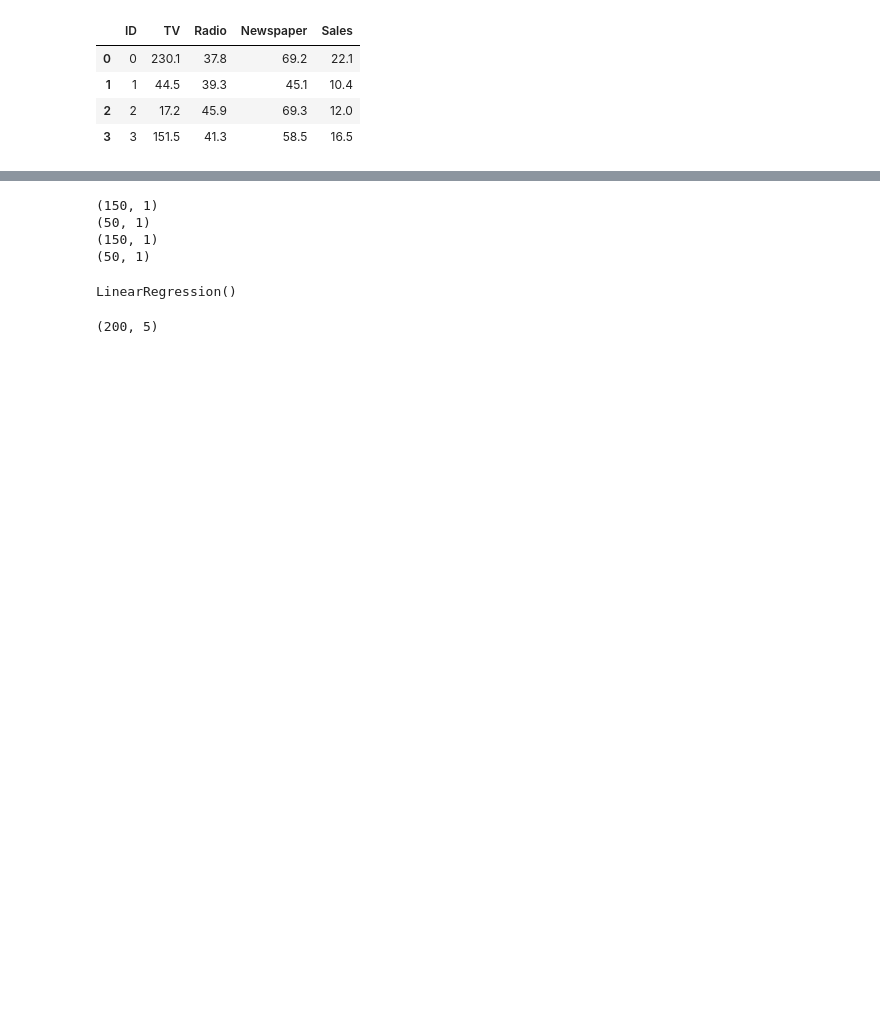
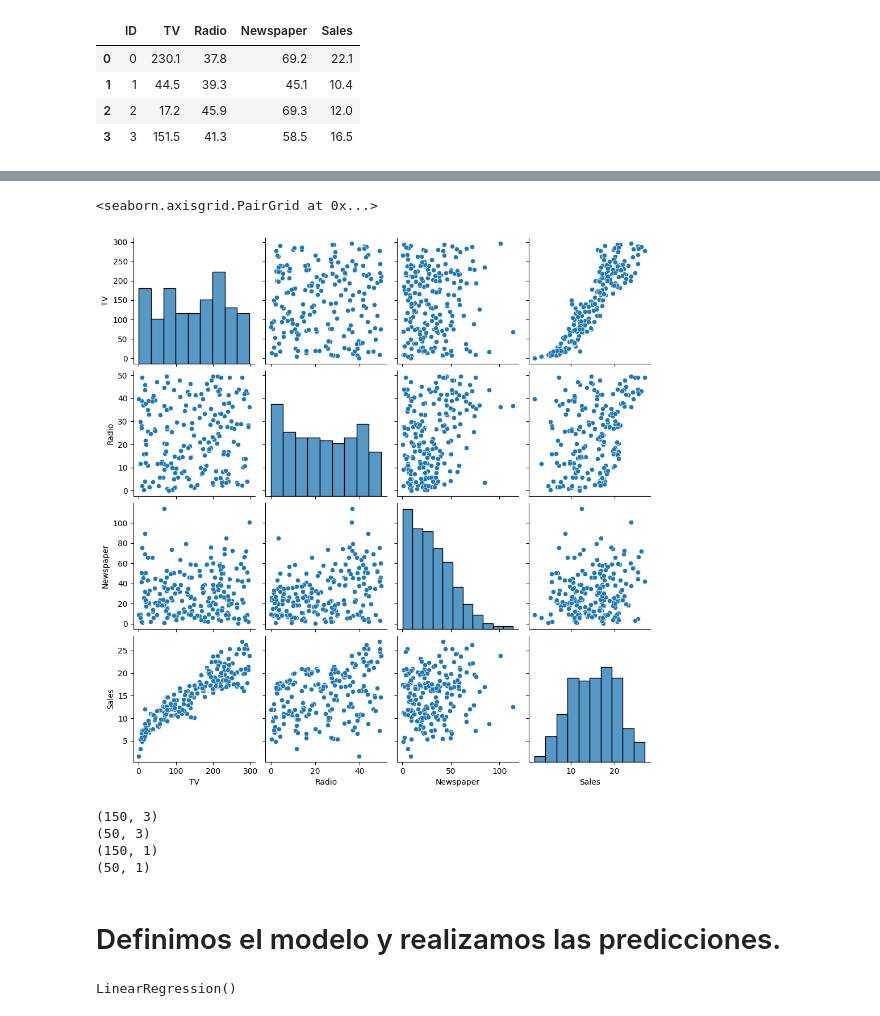
Before and after one commit to hamet322/datadev, a Jupyter notebook: notebooks/Radio y TV.ipynb, the cells around one changed output, grey strips where cells are left out. Drawn from its saved outputs; the diff is of its cells as text; code cells hidden in the pictures; blank space fills up the shorter version.

```diff
--- a/notebooks/Radio y TV.ipynb
+++ b/notebooks/Radio y TV.ipynb
@@ -56,0 +81,6 @@ from sklearn.model_selection import train_test_split
+# %%
+#Revisamos el comportamiento de los datos.
+sns.pairplot(dataset_rl)
+# %% [output]
+<seaborn.axisgrid.PairGrid at 0x...>
+[figure, added]
@@ -57,8 +94,5 @@ from sklearn.model_selection import train_test_split
 # %%
-#Declaramos las variables independiente y dependiente
-y = dataset_rl[['Sales']]
-x = dataset_rl[['TV']]
-#Linea para dividir el DS en datos de entrenamiento y prueba
+#Dividimos el DS en datos de entrenamiento y prueba
 X_train, X_test, Y_train, Y_test = train_test_split(x,y)
 #Mostramos para ver la division de datos de prueba y entrenamiento
 print(X_train.shape)
@@ -66,20 +100,18 @@ print(X_test.shape)
 print(Y_train.shape)
 print(Y_test.shape)
 # %% [output]
+(150, 3)
+(50, 3)
 (150, 1)
 (50, 1)
-(150, 1)
-(50, 1)
+# %% [markdown]
+# Definimos el modelo y realizamos las predicciones.
 # %%
 #Entrenamos el modelo lineal
 regr = linear_model.LinearRegression()
 regr.fit(X_train, Y_train)
 # %% [output]
 LinearRegression()
-# %%
-data.shape
-# %% [output]
-(200, 5)
 # %%
 #Creamos una variable para ver la prediccion en los datos de prueba
 y_pred = regr.predict(X_test)
```
Also changed, not shown: parts of 19 cells of this notebook, 8 other files.
